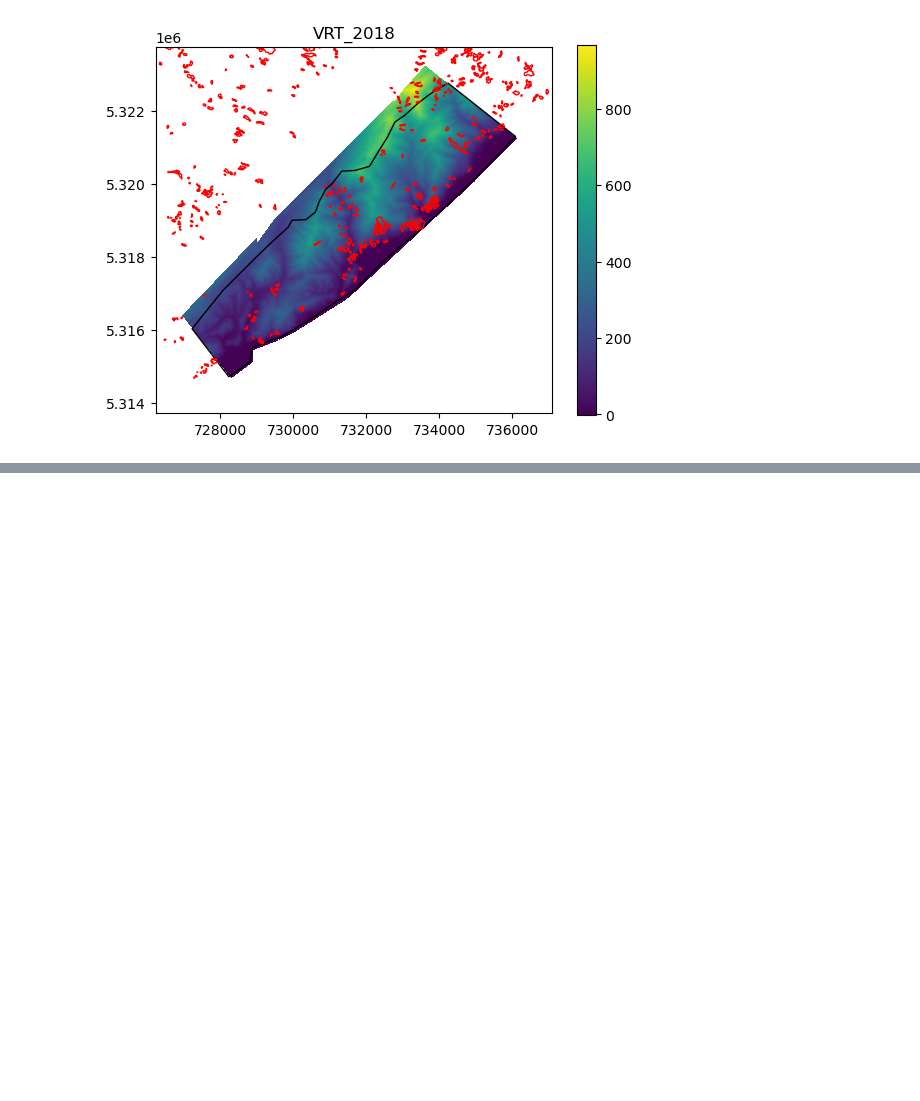
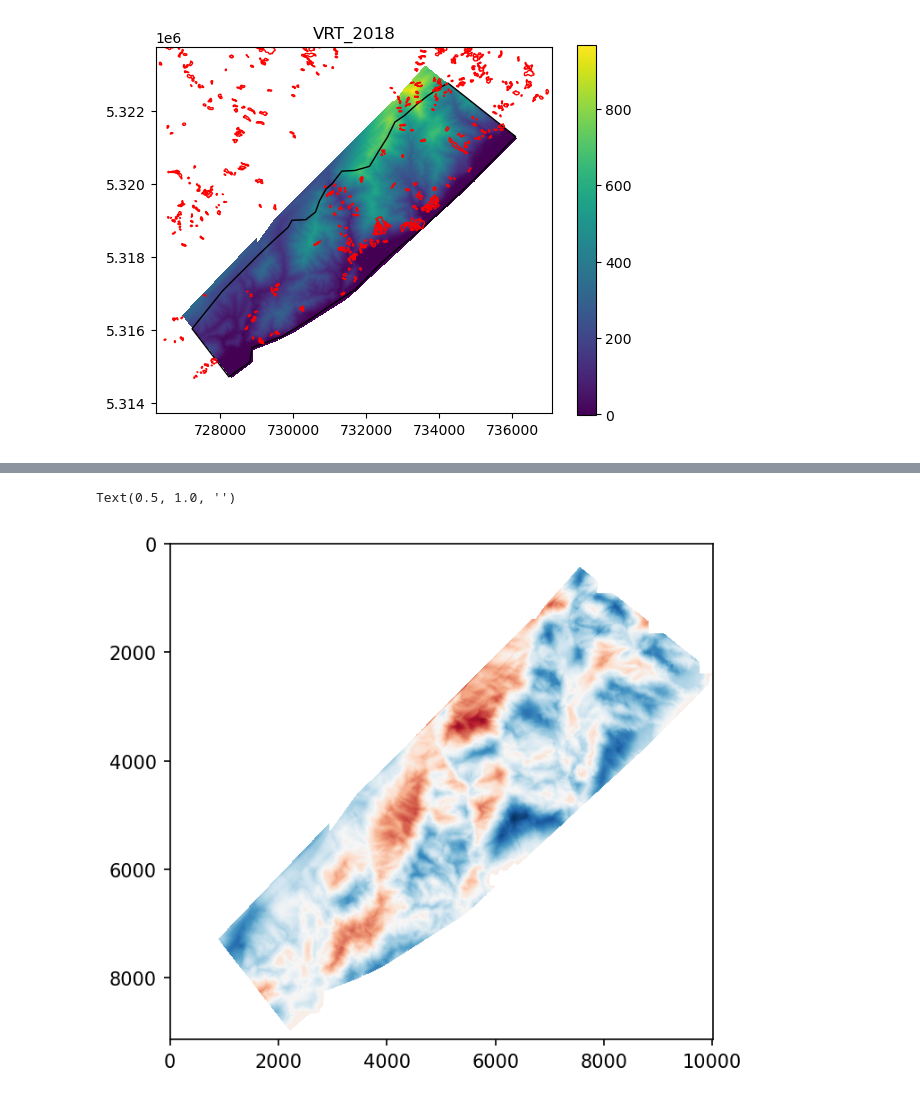
Before and after one commit to UW-GDA/nz-landslides, a Jupyter notebook: notebooks/3-interacting-vrt-polygon.ipynb, the cells around one changed output, grey strips where cells are left out. Saved outputs shown, nothing was run; the diff lists cells and outputs as text; code cells hidden in the pictures; blank space fills up the shorter version.

```diff
--- a/notebooks/3-interacting-vrt-polygon.ipynb
+++ b/notebooks/3-interacting-vrt-polygon.ipynb
@@ -205,0 +269,20 @@ plt.show()
+# %%
+bounds = box(*vrt16_src.bounds).intersection(box(*vrt18_src.bounds)).bounds
+
+window1 = vrt18_src.window(*bounds)
+window2 = vrt16_src.window(*bounds)
+
+# Read the common extent portion of each DEM
+dem1_common = vrt18_src.read(1, window=window1, masked=True)
+dem2_common = vrt16_src.read(1, window=window1, masked=True)
+
+# Calculate the difference
+difference = dem2_common - dem1_common
+# %%
+f, ax = plt.subplots(dpi=150)
+ax.imshow(difference, cmap='RdBu')
+ax.set_aspect('equal')
+ax.set_title('')
+# %% [output]
+Text(0.5, 1.0, '')
+[figure, added]
```
Also changed, not shown: parts of 11 cells of this notebook.
